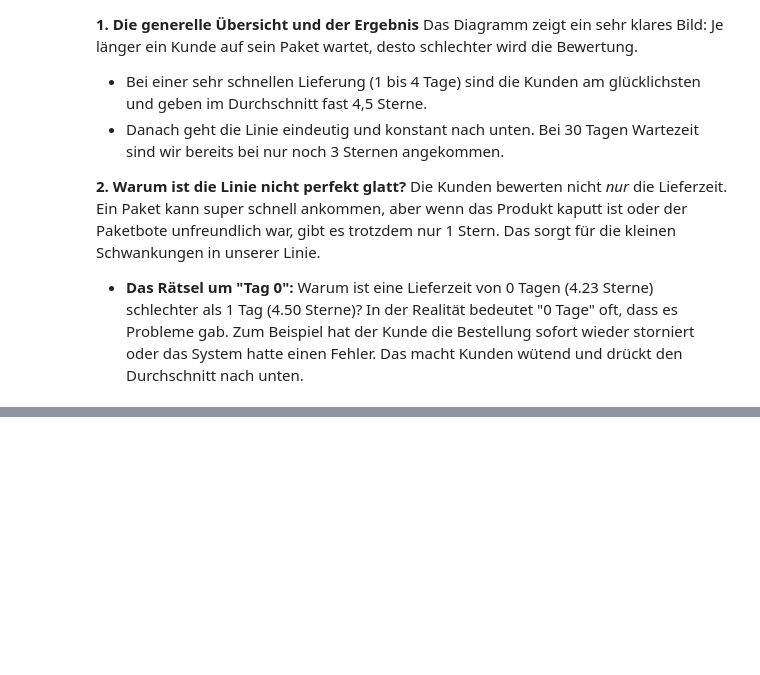
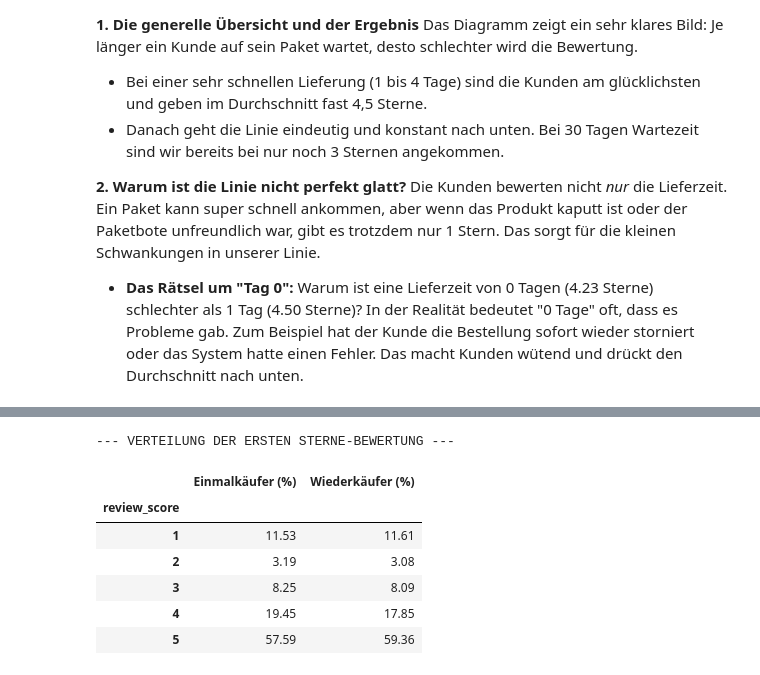
Before and after one commit to UlkarIslamova/ecommerce-datenanalyse, a Jupyter notebook: e-commerce-datenanalyse-eda.ipynb, the cells around one changed output, grey strips where cells are left out. Saved outputs shown, nothing was run; the diff lists cells and outputs as text; code cells hidden in the pictures; blank space fills up the shorter version.

```diff
--- a/e-commerce-datenanalyse-eda.ipynb
+++ b/e-commerce-datenanalyse-eda.ipynb
@@ -253,0 +402,15 @@ Das Diagramm zeigt ein sehr klares Bild: Je länger ein Kunde auf sein Paket war
+# %%
+#  Den Zettel auf die Stirn kleben: Ist die Kunden-ID in unserer Wiederkäufer-Liste? (True/False)
+basis_tabelle['ist_wiederkäufer'] = basis_tabelle['customer_unique_id'].isin(wieder_kaeufer.index)
+
+#  Chronologisch sortieren (Älteste Käufe zuerst)
+basis_tabelle = basis_tabelle.sort_values(by=['customer_unique_id', 'order_purchase_timestamp'])
+
+#  Wir behalten pro Kunde NUR die allererste Zeile (den allerersten Kauf)
+erste_bestellungen = basis_tabelle.drop_duplicates(subset=['customer_unique_id'], keep='first')
+
+#  Jetzt holen wir uns die Sterne-Bewertung für exakt diese erste Bestellung dazu
+erste_erfahrung = pd.merge(erste_bestellungen, bewertungen_isoliert, on='order_id', how='inner')
+
+#  Kontrolle: Haben wir für jeden Kunden genau eine Zeile?
+print(f"Anzahl der Kunden für die Analyse: {len(erste_erfahrung)}")
@@ -253,0 +476,28 @@ Das Diagramm zeigt ein sehr klares Bild: Je länger ein Kunde auf sein Paket war
+# %%
+# 1. Wir trennen unsere Master-Tabelle in zwei separate Gruppen
+einmal_gruppe = erste_erfahrung[erste_erfahrung['ist_wiederkäufer'] == False]
+wieder_gruppe = erste_erfahrung[erste_erfahrung['ist_wiederkäufer'] == True]
+
+# 2. Wir berechnen für jede Gruppe, wie viel Prozent 1, 2, 3, 4 oder 5 Sterne gaben.
+# normalize=True rechnet automatisch den prozentualen Anteil aus (anstatt nur zu zählen).
+verteilung_einmal = (einmal_gruppe['review_score'].value_counts(normalize=True) * 100).sort_index()
+verteilung_wieder = (wieder_gruppe['review_score'].value_counts(normalize=True) * 100).sort_index()
+
+# 3. Wir packen beide Ergebnisse in eine übersichtliche Tabelle zum direkten Vergleich
+vergleichs_tabelle = pd.DataFrame({
+    'Einmalkäufer (%)': verteilung_einmal.round(2),
+    'Wiederkäufer (%)': verteilung_wieder.round(2)
+})
+
+# Tabelle hübsch anzeigen
+print("--- VERTEILUNG DER ERSTEN STERNE-BEWERTUNG ---")
+display(vergleichs_tabelle)
+# %% [output]
+--- VERTEILUNG DER ERSTEN STERNE-BEWERTUNG ---
+|  | Einmalkäufer (%) | Wiederkäufer (%) |
+| review_score |  |  |
+| 1 | 11.53 | 11.61 |
+| 2 | 3.19 | 3.08 |
+| 3 | 8.25 | 8.09 |
+| 4 | 19.45 | 17.85 |
+| 5 | 57.59 | 59.36 |
```
Also changed, not shown: parts of 31 cells of this notebook.
